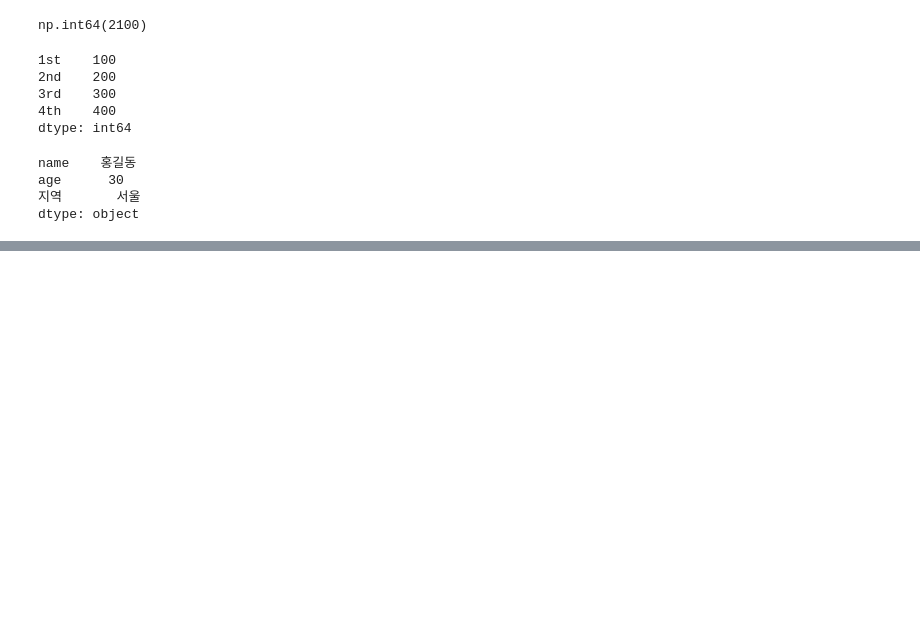
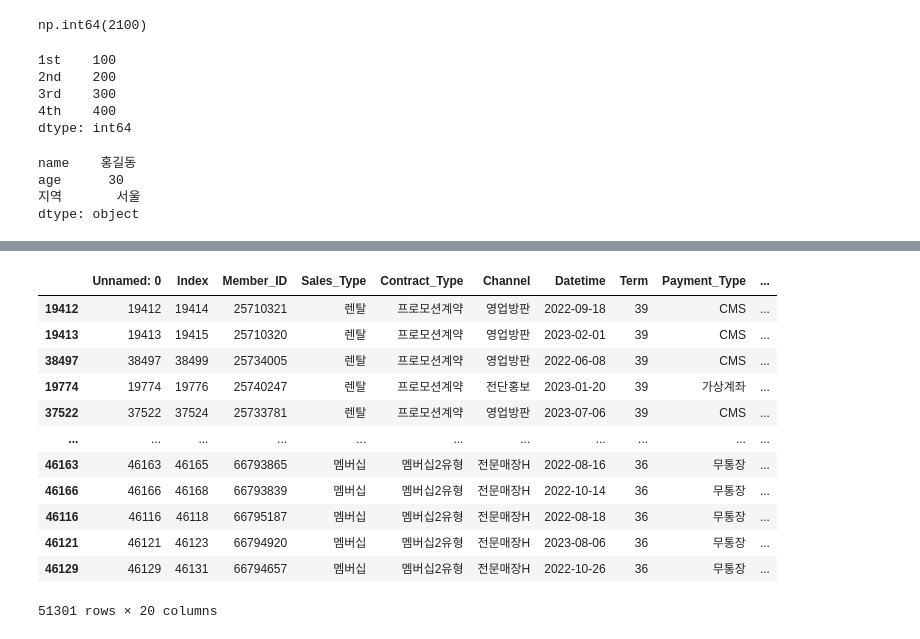
Before and after one commit to SIDED00R/hanaro_data, a Jupyter notebook: day4.ipynb, the cells around one changed output, grey strips where cells are left out. Cells and saved outputs as stored; diff of their text form; code cells hidden in the pictures; blank space fills up the shorter version.

```diff
--- a/day4.ipynb
+++ b/day4.ipynb
@@ -139,0 +326,16 @@ dtype: object
+# %%
+df1.sort_values(by = 'Amount_Month', ascending = False)
+# %% [output]
+|  | Unnamed: 0 | Index | Member_ID | Sales_Type | Contract_Type | Channel | Datetime | Term | Payment_Type | ... |
+| 19412 | 19412 | 19414 | 25710321 | 렌탈 | 프로모션계약 | 영업방판 | 2022-09-18 | 39 | CMS | ... |
+| 19413 | 19413 | 19415 | 25710320 | 렌탈 | 프로모션계약 | 영업방판 | 2023-02-01 | 39 | CMS | ... |
+| 38497 | 38497 | 38499 | 25734005 | 렌탈 | 프로모션계약 | 영업방판 | 2022-06-08 | 39 | CMS | ... |
+| 19774 | 19774 | 19776 | 25740247 | 렌탈 | 프로모션계약 | 전단홍보 | 2023-01-20 | 39 | 가상계좌 | ... |
+| 37522 | 37522 | 37524 | 25733781 | 렌탈 | 프로모션계약 | 영업방판 | 2023-07-06 | 39 | CMS | ... |
+| ... | ... | ... | ... | ... | ... | ... | ... | ... | ... | ... |
+| 46163 | 46163 | 46165 | 66793865 | 멤버십 | 멤버십2유형 | 전문매장H | 2022-08-16 | 36 | 무통장 | ... |
+| 46166 | 46166 | 46168 | 66793839 | 멤버십 | 멤버십2유형 | 전문매장H | 2022-10-14 | 36 | 무통장 | ... |
+| 46116 | 46116 | 46118 | 66795187 | 멤버십 | 멤버십2유형 | 전문매장H | 2022-08-18 | 36 | 무통장 | ... |
+| 46121 | 46121 | 46123 | 66794920 | 멤버십 | 멤버십2유형 | 전문매장H | 2023-08-06 | 36 | 무통장 | ... |
+| 46129 | 46129 | 46131 | 66794657 | 멤버십 | 멤버십2유형 | 전문매장H | 2022-10-26 | 36 | 무통장 | ... |
+51301 rows × 20 columns
```
Also changed, not shown: parts of 43 cells of this notebook.
